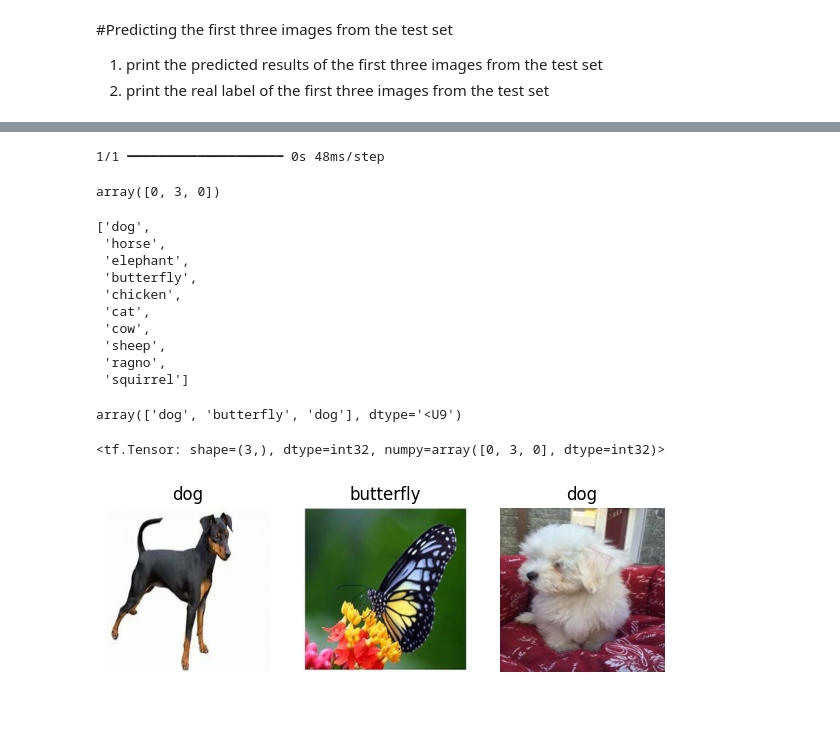
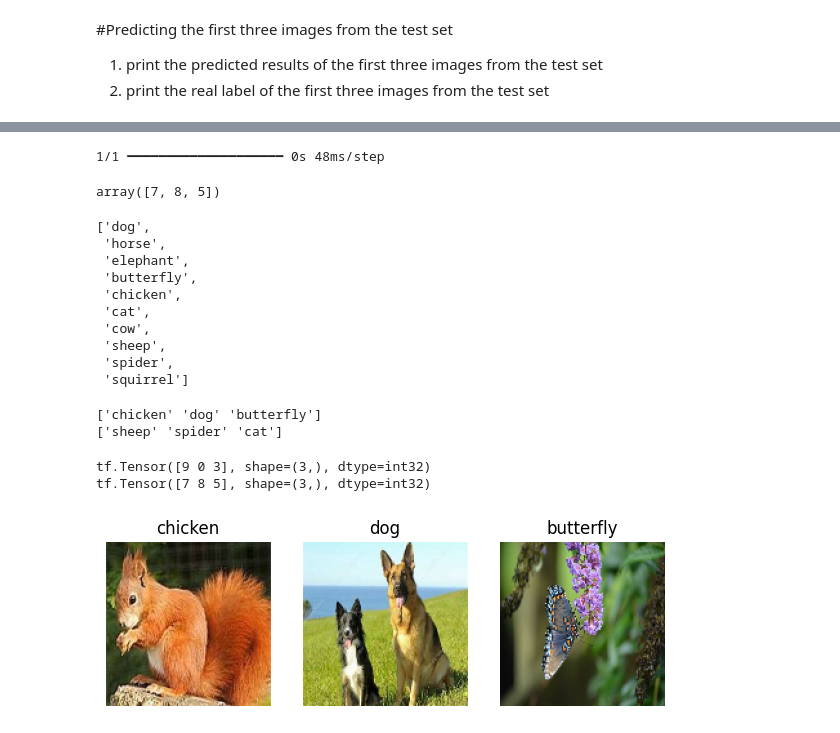
Before and after one commit to mauwrq/final_project_cecs456, a Jupyter notebook: final_project_cecs456.ipynb, the cells around one changed output, grey strips where cells are left out. Drawn from its saved outputs; the diff is of its cells as text; code cells hidden in the pictures.

Commit message:
created scratch model + confusion matrix

```diff
--- a/final_project_cecs456.ipynb
+++ b/final_project_cecs456.ipynb
@@ -85,0 +168,2 @@ transfer.compile(loss="sparse_categorical_crossentropy",
+# %%
+history_s = scratch.fit(train_ds_128, batch_size = 32, epochs=100, validation_data=test_ds_128, callbacks=[early_stop])
@@ -116,3 +296,9 @@ Accuracy of Testing Set: 0.9747850894927979
 
 1.   print the predicted results of the first three images from the test set
 2.   print the real label of the first three images from the test set
+# %%
+for images, labels in test_ds_128.take(1):
+    X_new_s = images[:3]
+    y_true_s = labels[:3]
+y_proba_s = scratch.predict(X_new_s)
+y_proba_s.round(2)
@@ -130 +322,5 @@ array([[1.  , 0.  , 0.  , 0.  , 0.  , 0.  , 0.  , 0.  , 0.  , 0.  ],
       dtype=float32)
+# %%
+y_proba_s = scratch.predict(X_new_s)
+y_pred_s = np.argmax(y_proba_s, axis=-1)
+y_pred_s
@@ -131,13 +330,13 @@ array([[1.  , 0.  , 0.  , 0.  , 0.  , 0.  , 0.  , 0.  , 0.  , 0.  ],
 # %%
-y_proba = transfer.predict(X_new)
-y_pred = np.argmax(y_proba, axis=-1)
-y_pred
+y_proba_t = transfer.predict(X_new_t)
+y_pred_t = np.argmax(y_proba_t, axis=-1)
+y_pred_t
 # %% [output]
 1/1 ━━━━━━━━━━━━━━━━━━━━ 0s 48ms/step
-array([0, 3, 0])
+array([7, 8, 5])
 # %%
-it_class_names = train_ds.class_names
-translate = {"cane": "dog", "cavallo": "horse", "elefante": "elephant", "farfalla": "butterfly", "gallina": "chicken", "gatto": "cat", "mucca": "cow", "pecora": "sheep", "scoiattolo": "squirrel", "dog": "cane", "cavallo": "horse", "elephant" : "elefante", "butterfly": "farfalla", "chicken": "gallina", "cat": "gatto", "cow": "mucca", "spider": "ragno", "squirrel": "scoiattolo"}
+it_class_names = train_ds_224.class_names
+translate = {"cane": "dog", "cavallo": "horse", "elefante": "elephant", "farfalla": "butterfly", "gallina": "chicken", "gatto": "cat", "mucca": "cow", "pecora": "sheep", "scoiattolo": "squirrel", "dog": "cane", "cavallo": "horse", "elephant" : "elefante", "butterfly": "farfalla", "chicken": "gallina", "cat": "gatto", "cow": "mucca", "ragno": "spider", "squirrel": "scoiattolo"}
 class_names = [translate.get(name, name) for name in it_class_names]
 class_names
 # %% [output]
@@ -149,28 +348,32 @@ class_names
  'cat',
  'cow',
  'sheep',
- 'ragno',
+ 'spider',
  'squirrel']
-# %%
-np.array(class_names)[y_pred]
-# %% [output]
-array(['dog', 'butterfly', 'dog'], dtype='<U9')
-# %%
-y_true
-# %% [output]
-<tf.Tensor: shape=(3,), dtype=int32, numpy=array([0, 3, 0], dtype=int32)>
+# %%
+print(np.array(class_names)[y_pred_s])
+print(np.array(class_names)[y_pred_t])
+# %% [output]
+['chicken' 'dog' 'butterfly']
+['sheep' 'spider' 'cat']
+# %%
+print(y_true_s)
+print(y_true_t)
+# %% [output]
+tf.Tensor([9 0 3], shape=(3,), dtype=int32)
+tf.Tensor([7 8 5], shape=(3,), dtype=int32)
 # %%
 plt.figure(figsize=(7.2, 2.4))
-for index, image in enumerate(X_new):
+for index, image in enumerate(X_new_s):
     plt.subplot(1, 3, index + 1)
 
     img = image / 255.0
 
     plt.imshow(img)
     plt.axis('off')
-    plt.title(class_names[y_pred[index]], fontsize=12)
+    plt.title(class_names[y_pred_s[index]], fontsize=12)
 
 plt.subplots_adjust(wspace=0.2, hspace=0.5)
 plt.show()
 # %% [output]
-[figure, old version]
+[figure, new version]
```
Also changed, not shown: parts of 22 cells of this notebook.
